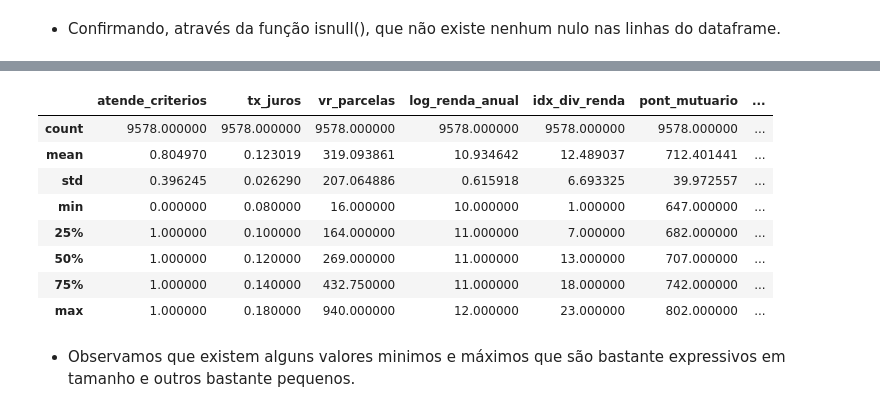
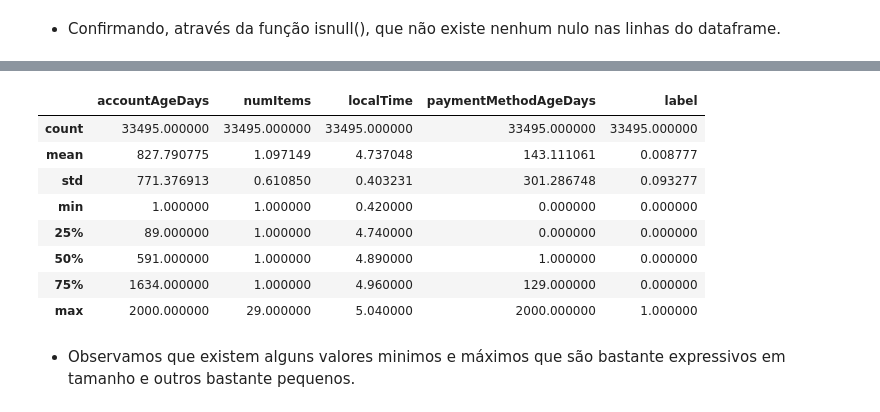
Before and after one commit to jairobernardesjunior/025_Financial_classification_project_fraud_detection, a Jupyter notebook: 01 pfd_analisa.ipynb, the cells around one changed output, grey strips where cells are left out. Cells and saved outputs as stored; diff of their text form; code cells hidden in the pictures.

```diff
--- a/01 pfd_analisa.ipynb
+++ b/01 pfd_analisa.ipynb
@@ -66,6 +50,6 @@ import seaborn as sns # plotagem gráfica baseada em matplotlib
 import numpy as np # computação de matrizes
 # %%
 # carregando arquivo de dados
-df_emprestimo = pd.read_csv('dataset/loan_data.csv', sep=',')
+df_fraud = pd.read_csv('dataset/payment_fraud.csv', sep=',')
 # %%
 # verificando a quantidade de linhas e colunas do dataframe
@@ -140,0 +112,3 @@ df_emprestimo.duplicated().sum()
+# %%
+# eliminando registros duplicados
+df_fraud = df_fraud.drop_duplicates()
@@ -279,6 +195,4 @@ memory usage: 898.1+ KB
 # %%
 # reduzindo as casas decimais para facilitar o agrupamento dos valores com menor ocorrência
-df_emprestimo['tx_juros'] = round(df_emprestimo['tx_juros'], 2)
-df_emprestimo['vr_parcelas'] = round(df_emprestimo['vr_parcelas'], 0)
-df_emprestimo['log_renda_anual'] = round(df_emprestimo['log_renda_anual'], 0)
-df_emprestimo['idx_div_renda'] = round(df_emprestimo['idx_div_renda'], 0)
+df_fraud['localTime'] = round(df_fraud['localTime'], 2)
+df_fraud['paymentMethodAgeDays'] = round(df_fraud['paymentMethodAgeDays'], 0)
@@ -389,15 +207,15 @@ Name: proportion, dtype: float64
 # %%
 # analisando as estatísticas básicas de cada variável
-df_emprestimo[list(df_emprestimo.columns)].describe()
+df_fraud[list(df_fraud.columns)].describe()
 # %% [output]
-|  | atende_criterios | tx_juros | vr_parcelas | log_renda_anual | idx_div_renda | pont_mutuario | ... |
-| count | 9578.000000 | 9578.000000 | 9578.000000 | 9578.000000 | 9578.000000 | 9578.000000 | ... |
-| mean | 0.804970 | 0.123019 | 319.093861 | 10.934642 | 12.489037 | 712.401441 | ... |
-| std | 0.396245 | 0.026290 | 207.064886 | 0.615918 | 6.693325 | 39.972557 | ... |
-| min | 0.000000 | 0.080000 | 16.000000 | 10.000000 | 1.000000 | 647.000000 | ... |
-| 25% | 1.000000 | 0.100000 | 164.000000 | 11.000000 | 7.000000 | 682.000000 | ... |
-| 50% | 1.000000 | 0.120000 | 269.000000 | 11.000000 | 13.000000 | 707.000000 | ... |
-| 75% | 1.000000 | 0.140000 | 432.750000 | 11.000000 | 18.000000 | 742.000000 | ... |
-| max | 1.000000 | 0.180000 | 940.000000 | 12.000000 | 23.000000 | 802.000000 | ... |
+|  | accountAgeDays | numItems | localTime | paymentMethodAgeDays | label |
+| count | 33495.000000 | 33495.000000 | 33495.000000 | 33495.000000 | 33495.000000 |
+| mean | 827.790775 | 1.097149 | 4.737048 | 143.111061 | 0.008777 |
+| std | 771.376913 | 0.610850 | 0.403231 | 301.286748 | 0.093277 |
+| min | 1.000000 | 1.000000 | 0.420000 | 0.000000 | 0.000000 |
+| 25% | 89.000000 | 1.000000 | 4.740000 | 0.000000 | 0.000000 |
+| 50% | 591.000000 | 1.000000 | 4.890000 | 1.000000 | 0.000000 |
+| 75% | 1634.000000 | 1.000000 | 4.960000 | 129.000000 | 0.000000 |
+| max | 2000.000000 | 29.000000 | 5.040000 | 2000.000000 | 1.000000 |
 # %% [markdown]
 - Observamos que existem alguns valores minimos e máximos que são bastante expressivos em tamanho e outros bastante pequenos.
```
Also changed, not shown: parts of 59 cells of this notebook, 3 other files.
